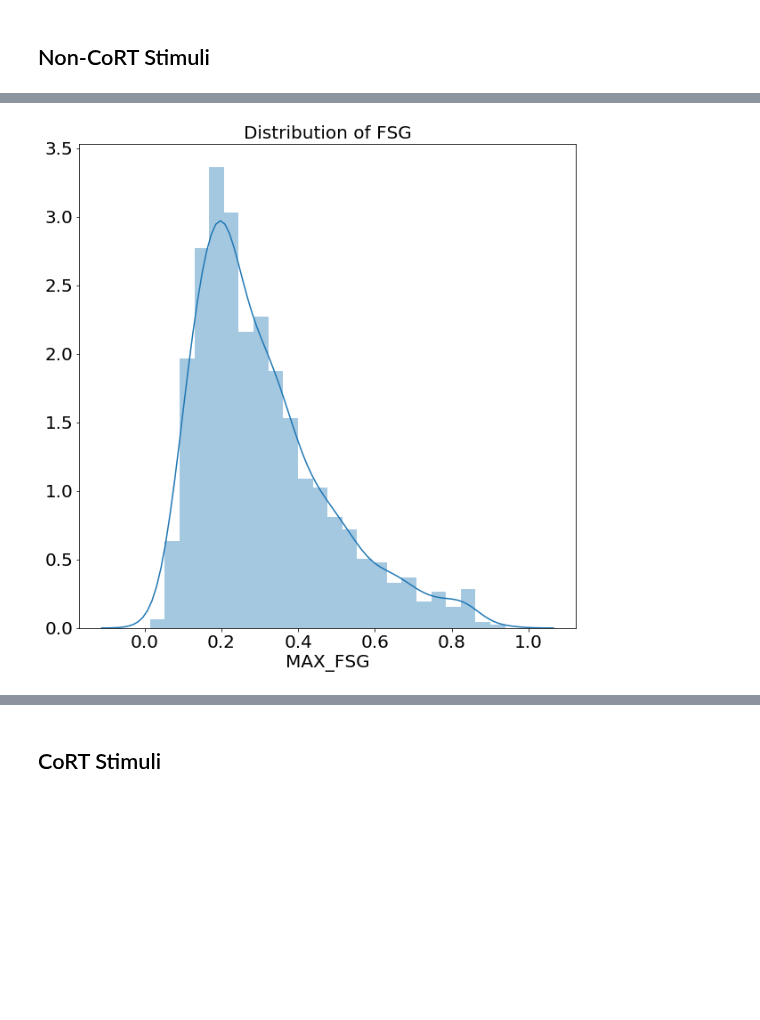
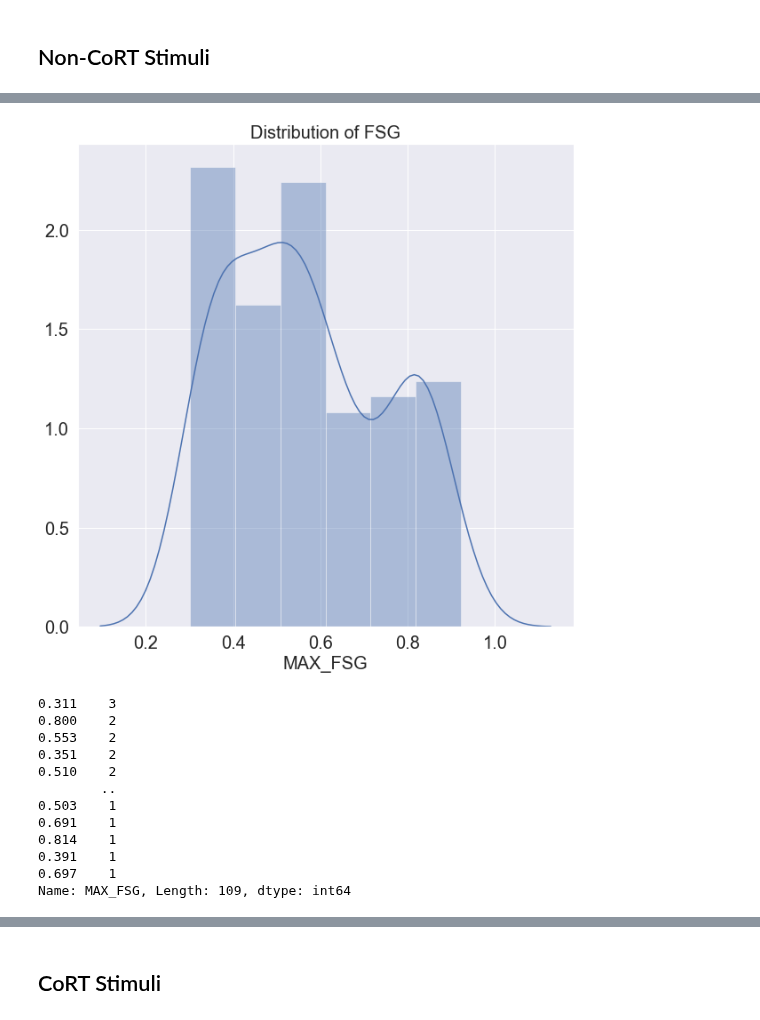
Before and after one commit to sbruinsma1/cort_language, a Jupyter notebook: notebooks/followup_stimuli_selection.ipynb, the cells around one changed output, grey strips where cells are left out. Saved outputs shown, nothing was run; the diff lists cells and outputs as text; code cells hidden in the pictures; blank space fills up the shorter version.

```diff
--- a/notebooks/followup_stimuli_selection.ipynb
+++ b/notebooks/followup_stimuli_selection.ipynb
@@ -102,4 +156,43 @@ def fsg_distribution(dataframe, x):
+# %%
+low_fsg = df_exp_noncort[df_exp_noncort['MAX_FSG'].between(0.3, 0.5, inclusive=True)]
+low_fsg = low_fsg.sample(frac = 1).head(50)
+
+med_fsg = df_exp_noncort[df_exp_noncort['MAX_FSG'].between(0.5, 0.8, inclusive=False)]
+med_fsg = med_fsg.sample(frac = 1).head(50)
+
+high_fsg_1 = df_exp_noncort[df_exp_noncort['MAX_FSG'].between(0.8, 0.95, inclusive=True)]
+high_fsg_1 = high_fsg_1.sample(frac = 1).head(25)
+
+high_fsg_2 = df_exp_noncort[df_exp_noncort['MAX_FSG'].between(0.95, 1.0, inclusive=True)]
+high_fsg_2 = high_fsg_2.sample(frac = 1).head(25)
+# %%
+df_exp_noncort = pd.concat([low_fsg, med_fsg, high_fsg_1, high_fsg_2]).sample(frac = 1)
+# %%
+def _describe_fsg(x):
+    if x >= 0.8:
+        value = 'high fsg'
+    elif x <= 0.5:
+        value = 'low fsg'
+    else:
+        value = 'medium fsg'
+
+    return value
+# %%
+df_exp_noncort['fsg_descript'] = df_exp_noncort['MAX_FSG'].apply(lambda x: _describe_fsg(x))
 # %%
 fsg_distribution(df_exp_noncort, 'MAX_FSG')
+df_exp_noncort['MAX_FSG'].value_counts()
 # %% [output]
-[figure, old version]
+[figure, new version]
+0.311    3
+0.800    2
+0.553    2
+0.351    2
+0.510    2
+        ..
+0.503    1
+0.691    1
+0.814    1
+0.391    1
+0.697    1
+Name: MAX_FSG, Length: 109, dtype: int64
```
Also changed, not shown: parts of 44 cells of this notebook, 8 other files.
